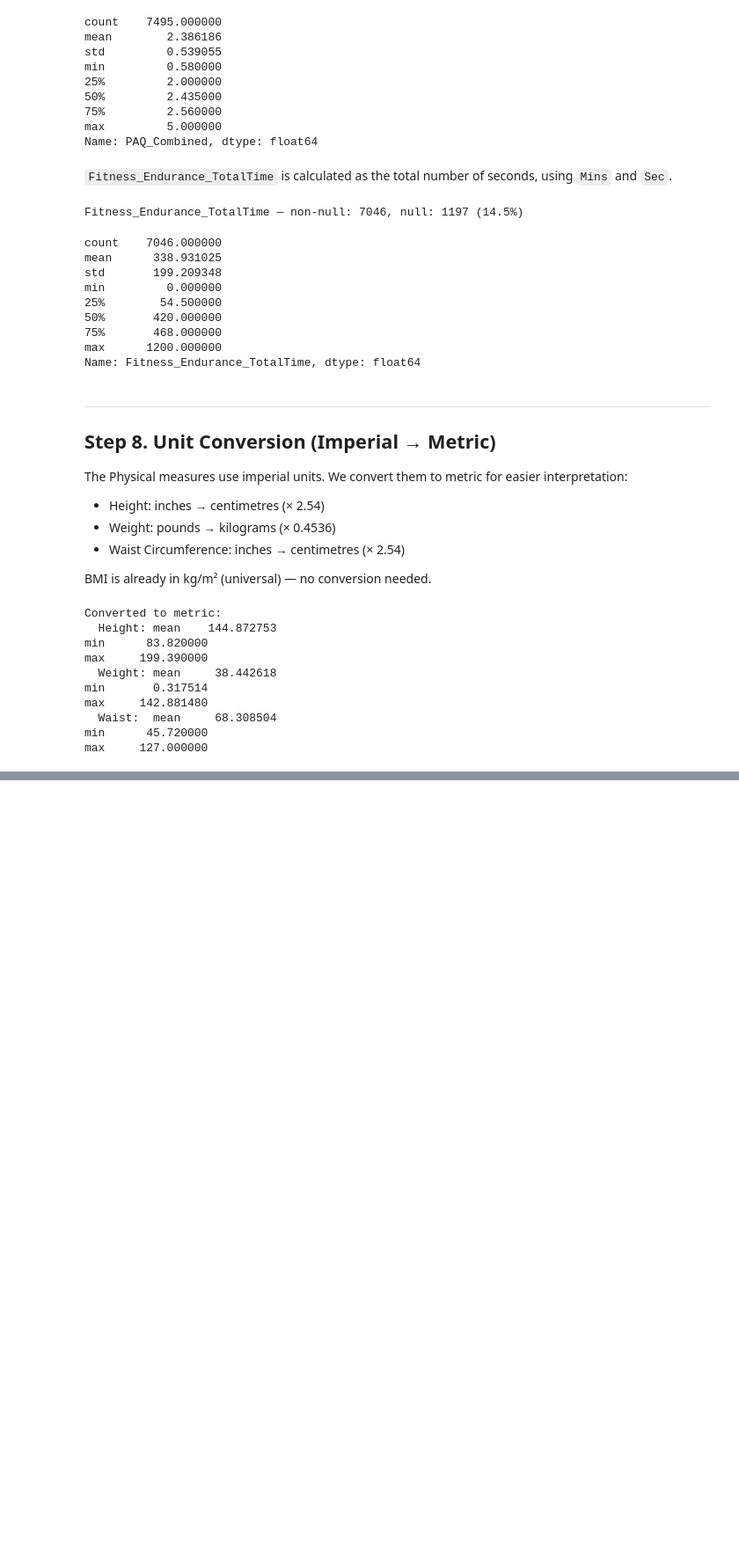
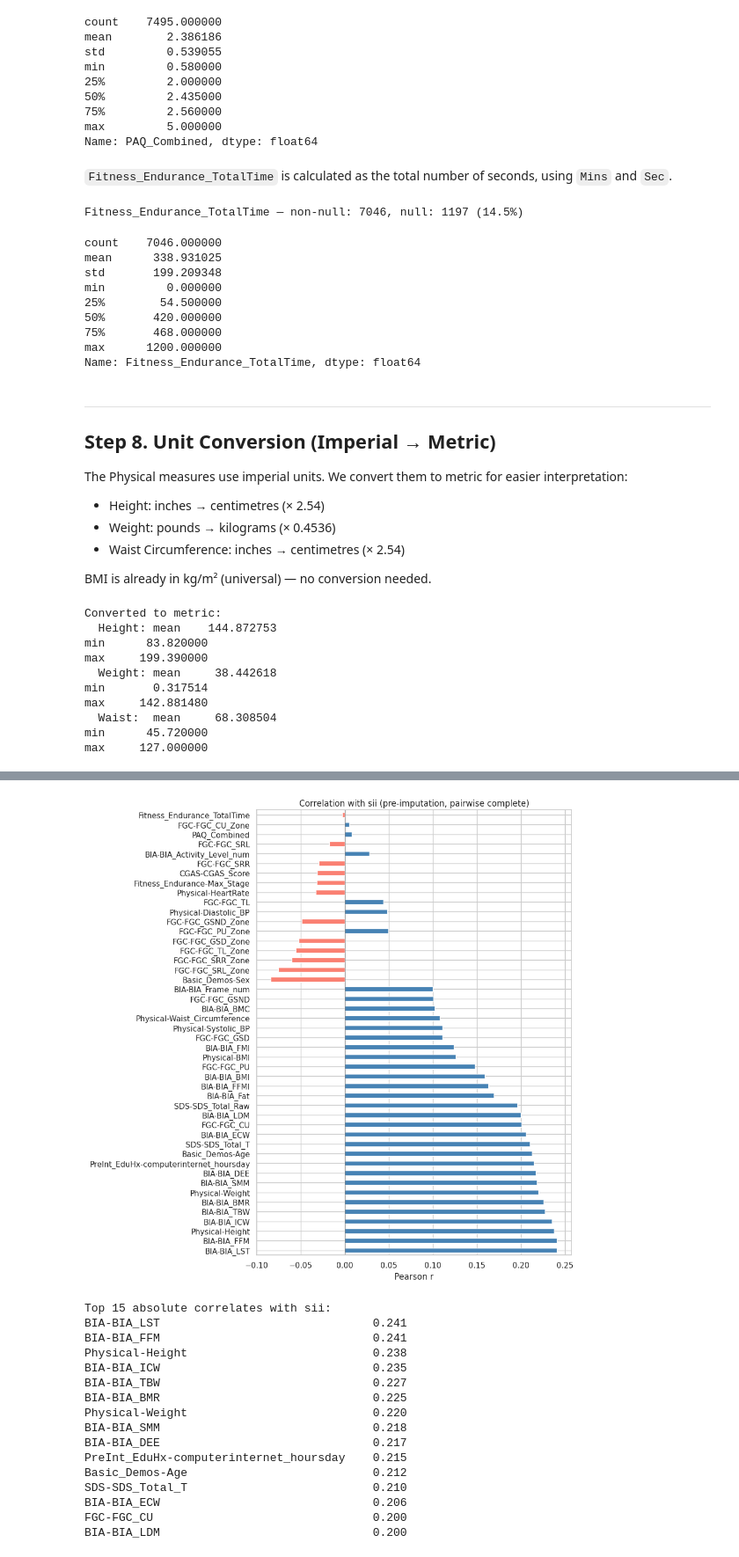
Before and after one commit to GiulioBartoloni/DataMining2, a Jupyter notebook: CMI/src/module_0.ipynb, the cells around one changed output, grey strips where cells are left out. Shown at 88% size. Saved outputs shown, nothing was run; the diff lists cells and outputs as text; code cells hidden in the pictures; blank space fills up the shorter version.

```diff
--- a/CMI/src/module_0.ipynb
+++ b/CMI/src/module_0.ipynb
@@ -370,6 +370,21 @@ mask = df_clean["BIA-BIA_FMI"] < 0
 fixes["BIA-BIA_FMI < 0"] = mask.sum()
 df_clean.loc[mask, "BIA-BIA_FMI"] = np.nan
 
+# BIA-BIA_ECW < 0 (negative extracellular water is biologically impossible)
+mask = df_clean["BIA-BIA_ECW"] < 0
+fixes["BIA-BIA_ECW < 0"] = mask.sum()
+df_clean.loc[mask, "BIA-BIA_ECW"] = np.nan
+
+# BIA-BIA_ICW < 0 (negative intracellular water is biologically impossible)
+mask = df_clean["BIA-BIA_ICW"] < 0
+fixes["BIA-BIA_ICW < 0"] = mask.sum()
+df_clean.loc[mask, "BIA-BIA_ICW"] = np.nan
+
+# BIA-BIA_BMC < 0 (negative bone mineral content is biologically impossible)
+mask = df_clean["BIA-BIA_BMC"] < 0
+fixes["BIA-BIA_BMC < 0"] = mask.sum()
+df_clean.loc[mask, "BIA-BIA_BMC"] = np.nan
+
 print("Erroneous values replaced with NaN:")
 for k, v in fixes.items():
     print(f"  {k}: {v} rows")
@@ -560,0 +633,36 @@ max     127.000000
+# %%
+# --- 9a. Correlation analysis (pre-imputation, pairwise complete obs) ---
+numeric_pre = df_clean.select_dtypes("number")
+corr_sii_pre = (numeric_pre.corrwith(numeric_pre["sii"])
+                .drop("sii")
+                .sort_values(key=abs, ascending=False))
+
+fig, ax = plt.subplots(figsize=(10, 10))
+corr_sii_pre.plot.barh(ax=ax,
+    color=corr_sii_pre.apply(lambda x: "steelblue" if x >= 0 else "salmon"))
+ax.set_title("Correlation with sii (pre-imputation, pairwise complete)")
+ax.set_xlabel("Pearson r")
+ax.axvline(0, color="k", lw=0.5)
+plt.tight_layout()
+plt.show()
+
+print("Top 15 absolute correlates with sii:")
+print(corr_sii_pre.head(15).round(3).to_string())
+# %% [output]
+[figure, added]
+Top 15 absolute correlates with sii:
+BIA-BIA_LST                               0.241
+BIA-BIA_FFM                               0.241
+Physical-Height                           0.238
+BIA-BIA_ICW                               0.235
+BIA-BIA_TBW                               0.227
+BIA-BIA_BMR                               0.225
+Physical-Weight                           0.220
+BIA-BIA_SMM                               0.218
+BIA-BIA_DEE                               0.217
+PreInt_EduHx-computerinternet_hoursday    0.215
+Basic_Demos-Age                           0.212
+SDS-SDS_Total_T                           0.210
+BIA-BIA_ECW                               0.206
+FGC-FGC_CU                                0.200
+BIA-BIA_LDM                               0.200
```
Also changed, not shown: parts of 21 cells of this notebook, 1 other file.
